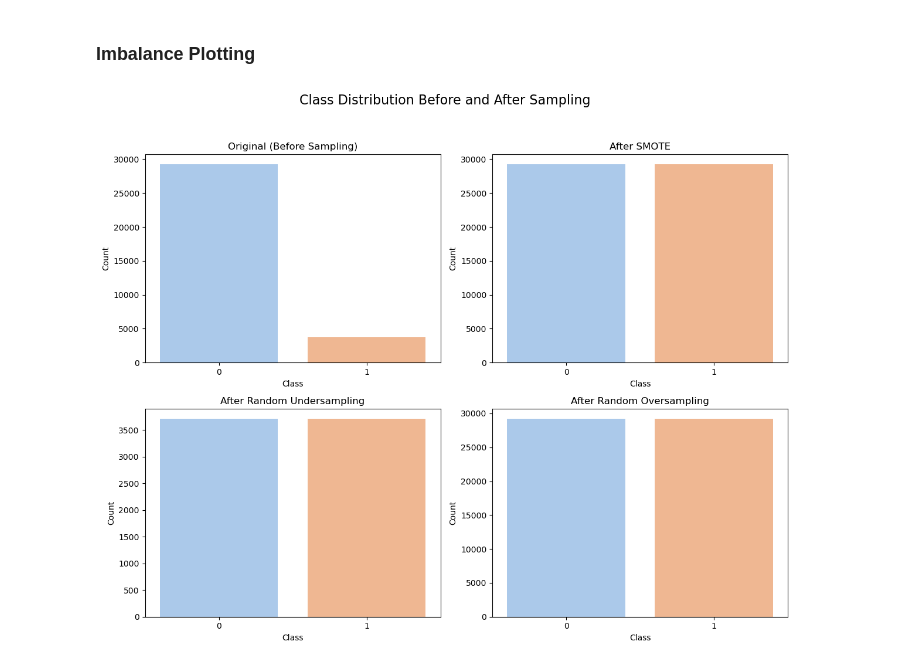
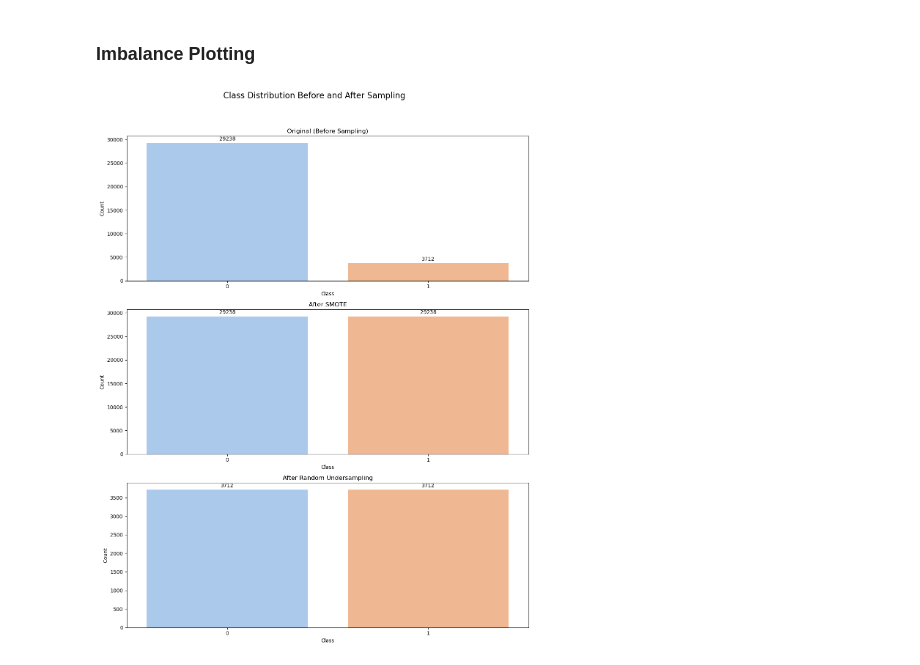
Before and after one commit to hathimazman/MachineLearning_Project2, a Jupyter notebook: azrul.ipynb, the cells around one changed output. Cells and saved outputs as stored; diff of their text form; code cells hidden in the pictures.

```diff
--- a/azrul.ipynb
+++ b/azrul.ipynb
@@ -199,33 +187,34 @@ print("AUC:", roc_auc_score(y_val, y_prob_dt_weighted))
 # %%
 import matplotlib.pyplot as plt
 import seaborn as sns
 import pandas as pd
 
-# Helper function to plot class distributions
+# Helper function to plot class distributions with value labels
 def plot_class_distribution(y_data, title, ax):
-    sns.countplot(x=y_data, palette="pastel", ax=ax)
+    count_plot = sns.countplot(x=y_data, palette="pastel", ax=ax)
     ax.set_title(title)
     ax.set_xlabel("Class")
     ax.set_ylabel("Count")
 
-# Create a figure with subplots
-fig, axes = plt.subplots(2, 2, figsize=(12, 10))
+    # Add count labels above bars
+    for container in count_plot.containers:
+        count_plot.bar_label(container, fmt='%d', label_type='edge', fontsize=10, padding=3)
+
+# Create a figure with 3 rows and 1 column of subplots
+fig, axes = plt.subplots(3, 1, figsize=(12, 16))
 fig.suptitle("Class Distribution Before and After Sampling", fontsize=16)
 
 # Plot original distribution
-plot_class_distribution(y_train, "Original (Before Sampling)", axes[0, 0])
+plot_class_distribution(y_train, "Original (Before Sampling)", axes[0])
 
 # Plot SMOTE distribution
-plot_class_distribution(y_train_smote, "After SMOTE", axes[0, 1])
+plot_class_distribution(y_train_smote, "After SMOTE", axes[1])
 
 # Plot Random Undersampling distribution
-plot_class_distribution(y_train_rus, "After Random Undersampling", axes[1, 0])
-
-# Plot Random Oversampling distribution
-plot_class_distribution(y_train_ros, "After Random Oversampling", axes[1, 1])
+plot_class_distribution(y_train_rus, "After Random Undersampling", axes[2])
 
 # Adjust layout
 plt.tight_layout(rect=[0, 0.03, 1, 0.95])
 plt.show()
 # %% [output]
-[figure, old version]
+[figure, new version]
```
Also changed, not shown: parts of 1 cell of this notebook.
